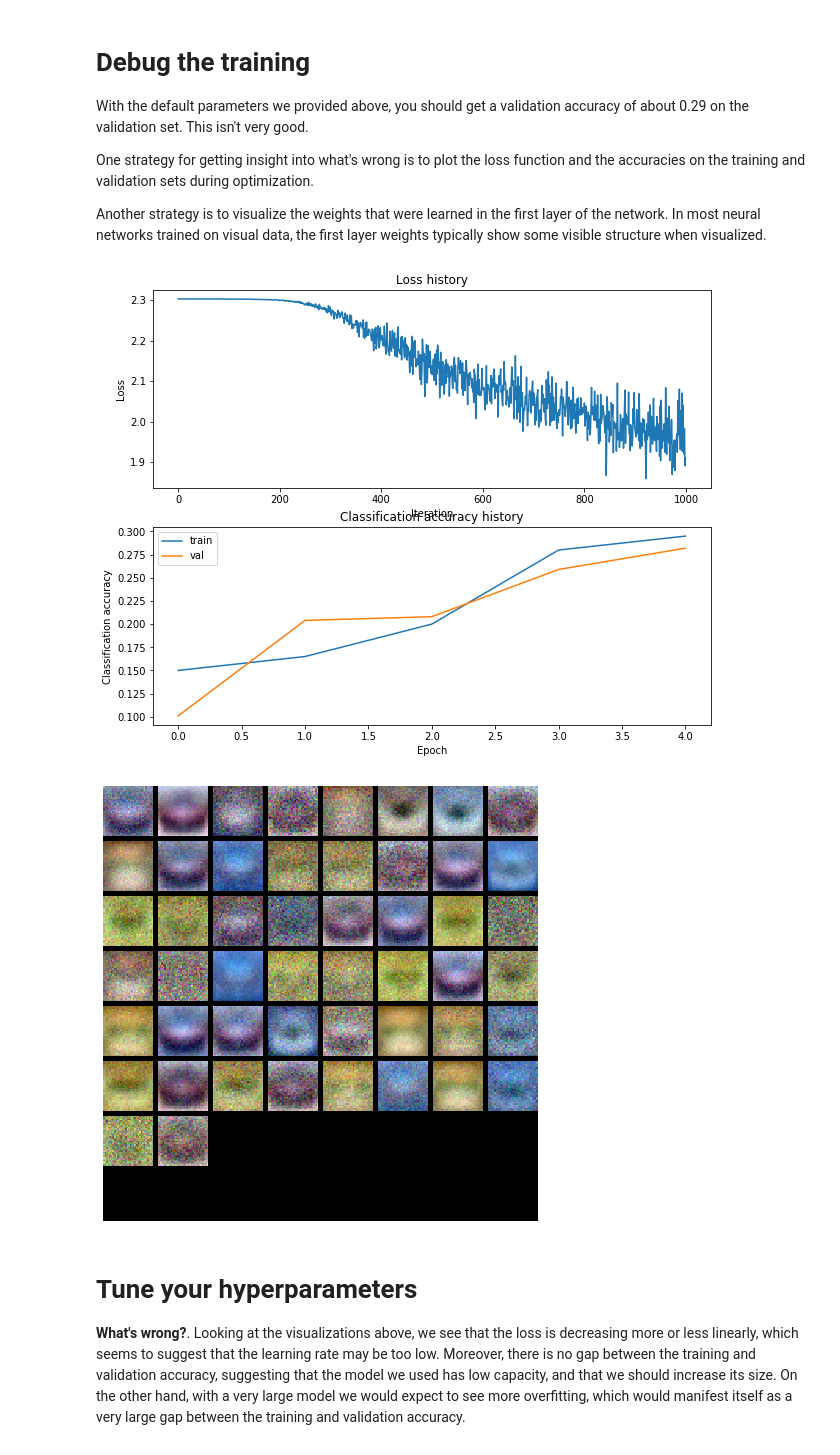
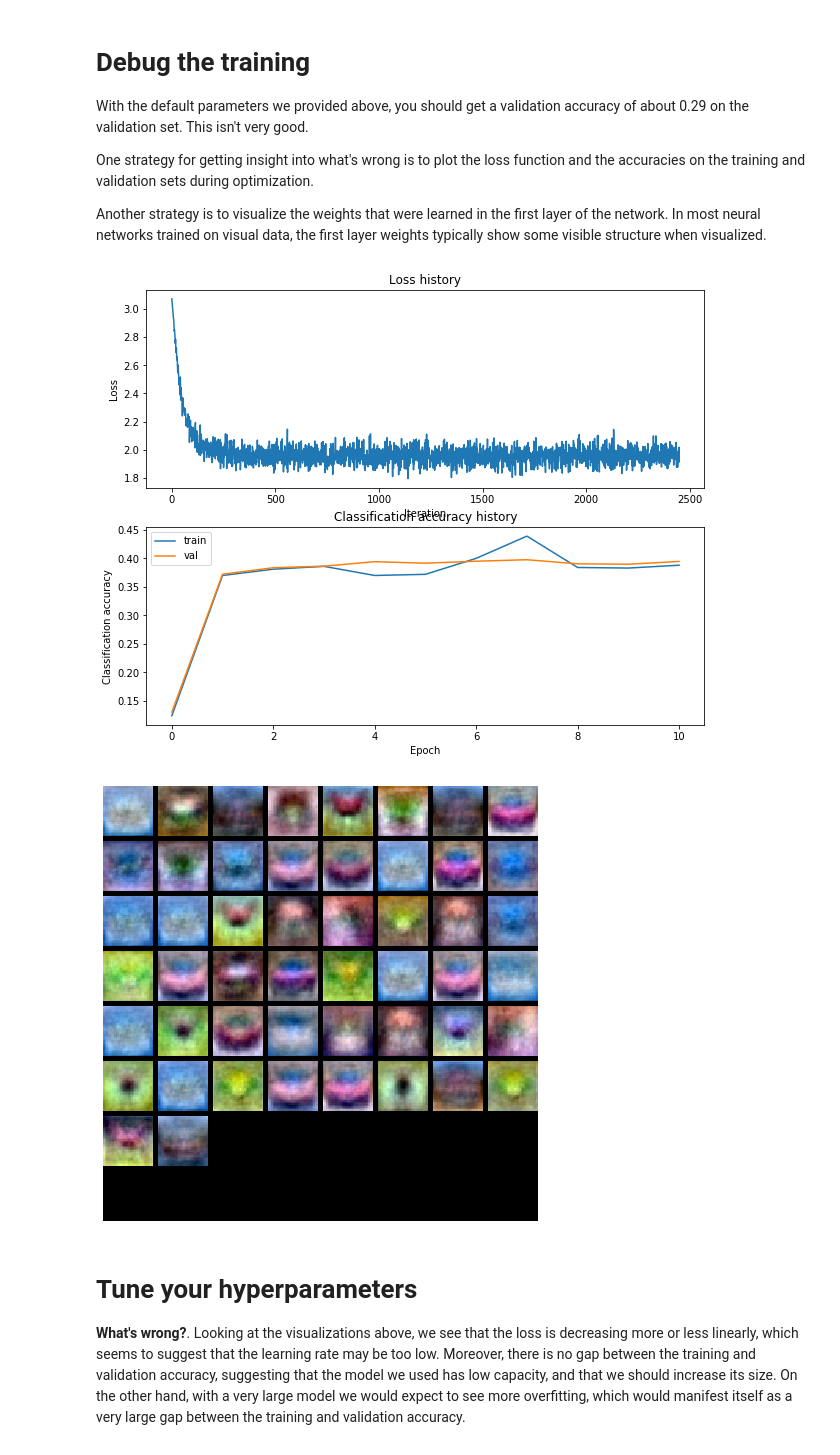
Before and after one commit to pedro-abundio-wang/computer-vision, a Jupyter notebook: notebooks/convolutional-neural-networks-for-visual-recognition/05_two_layer_net.ipynb, the cells around one changed output. Cells and saved outputs as stored; diff of their text form; code cells hidden in the pictures.

```diff
--- a/notebooks/convolutional-neural-networks-for-visual-recognition/05_two_layer_net.ipynb
+++ b/notebooks/convolutional-neural-networks-for-visual-recognition/05_two_layer_net.ipynb
@@ -37,7 +33,8 @@ num_inputs = 5
 
 def init_toy_model():
     np.random.seed(0)
-    return FullyConnectedNet([hidden_size], input_dim=input_size, num_classes=num_classes, weight_scale=1e-1, reg=0.1, dtype=np.float64)
+    return FullyConnectedNet(input_dim=input_size, hidden_dims=[hidden_size], num_classes=num_classes,
+                             weight_scale=1e-1, reg=0.1, dtype=np.float64)
 
 def init_toy_data():
     np.random.seed(1)
@@ -273,28 +208,22 @@ To train our network we will use SGD. In addition, we will adjust the learning r
 input_size = 32 * 32 * 3
 hidden_size = 50
 num_classes = 10
-net = FullyConnectedNet([hidden_size], input_dim=input_size, num_classes=num_classes, weight_scale=1e-2, dtype=np.float64)
-
 
 from utils.solver import Solver
 
-input_size = 2
-hidden_size = 10
-num_classes = 2
-num_inputs = 1000
-
 small_data = {
-    'X_train': trainX,
-    'y_train': trainY,
-    'X_val': testX,
-    'y_val': testY,
+    'X_train': X_train,
+    'y_train': y_train,
+    'X_val': X_test,
+    'y_val': y_test,
 }
 
-learning_rate = 1e-4
+learning_rate = 1e-3
 
-model = FullyConnectedNet([hidden_size], input_dim=input_size, num_classes=num_classes, weight_scale=1e-2, dtype=np.float64)
+model = FullyConnectedNet(input_dim=input_size, hidden_dims=[hidden_size], num_classes=num_classes,
+                          weight_scale=1e-3, reg=1e1)
 solver = Solver(model, small_data,
-                print_every=1000, num_epochs=1000, batch_size=200,
+                print_every=1000, num_epochs=10, batch_size=200,
                 update_rule='sgd',
                 optim_config={
                   'learning_rate': learning_rate,
@@ -302,21 +231,4 @@ solver = Solver(model, small_data,
          )
 
 solver.train()
-
-plt.plot(solver.loss_history, '-o')
-plt.title('Training loss history')
-plt.xlabel('Iteration')
-plt.ylabel('Training loss')
-plt.show()
-
-
-# Train the network
-stats = net.train(X_train, y_train, X_val, y_val,
-            num_iters=1000, batch_size=200,
-            learning_rate=1e-4, learning_rate_decay=0.95,
-            reg=0.25, verbose=True)
-
-# Predict on the validation set
-val_acc = (net.predict(X_val) == y_val).mean()
-print('Validation accuracy: ', val_acc)
 # %% [output]
@@ -341,36 +255,36 @@ Another strategy is to visualize the weights that were learned in the first laye
 # %%
 # Plot the loss function and train / validation accuracies
 plt.subplot(2, 1, 1)
-plt.plot(stats['loss_history'])
+plt.plot(solver.loss_history)
 plt.title('Loss history')
 plt.xlabel('Iteration')
 plt.ylabel('Loss')
 
 plt.subplot(2, 1, 2)
-plt.plot(stats['train_acc_history'], label='train')
-plt.plot(stats['val_acc_history'], label='val')
+plt.plot(solver.train_acc_history, label='train')
+plt.plot(solver.val_acc_history, label='val')
 plt.title('Classification accuracy history')
 plt.xlabel('Epoch')
 plt.ylabel('Classification accuracy')
 plt.legend()
 plt.show()
 # %% [output]
-[figure, old version]
+[figure, new version]
 # %%
 from utils.vis_utils import visualize_grid
 
 # Visualize the weights of the network
 
 def show_net_weights(net):
-    W1 = net.params['W1']
+    W1 = model.params['W1']
     W1 = W1.reshape(32, 32, 3, -1).transpose(3, 0, 1, 2)
     plt.imshow(visualize_grid(W1, padding=3).astype('uint8'))
     plt.gca().axis('off')
     plt.show()
 
 show_net_weights(net)
 # %% [output]
-[figure, old version]
+[figure, new version]
 # %% [markdown]
 # Tune your hyperparameters
 
```
Also changed, not shown: parts of 10 cells of this notebook, 2 other files.
